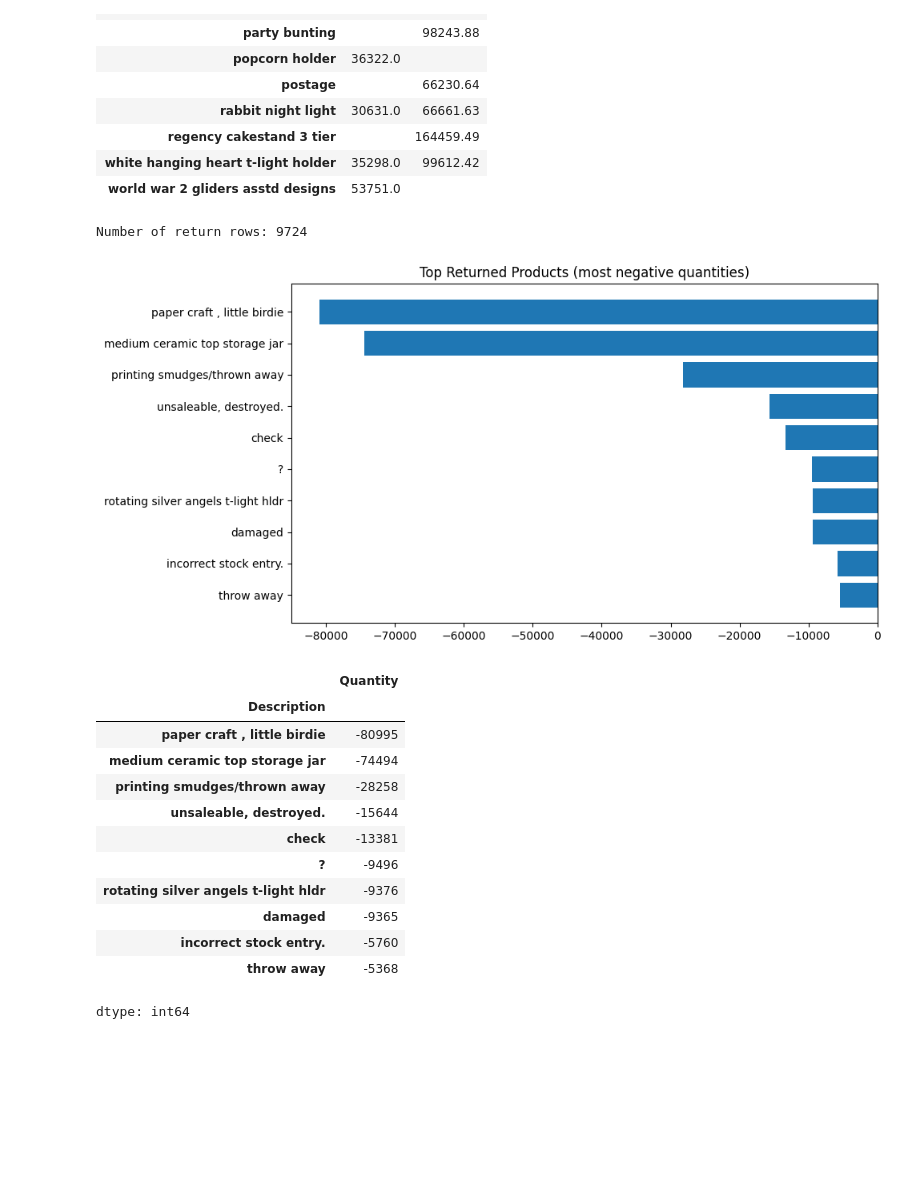
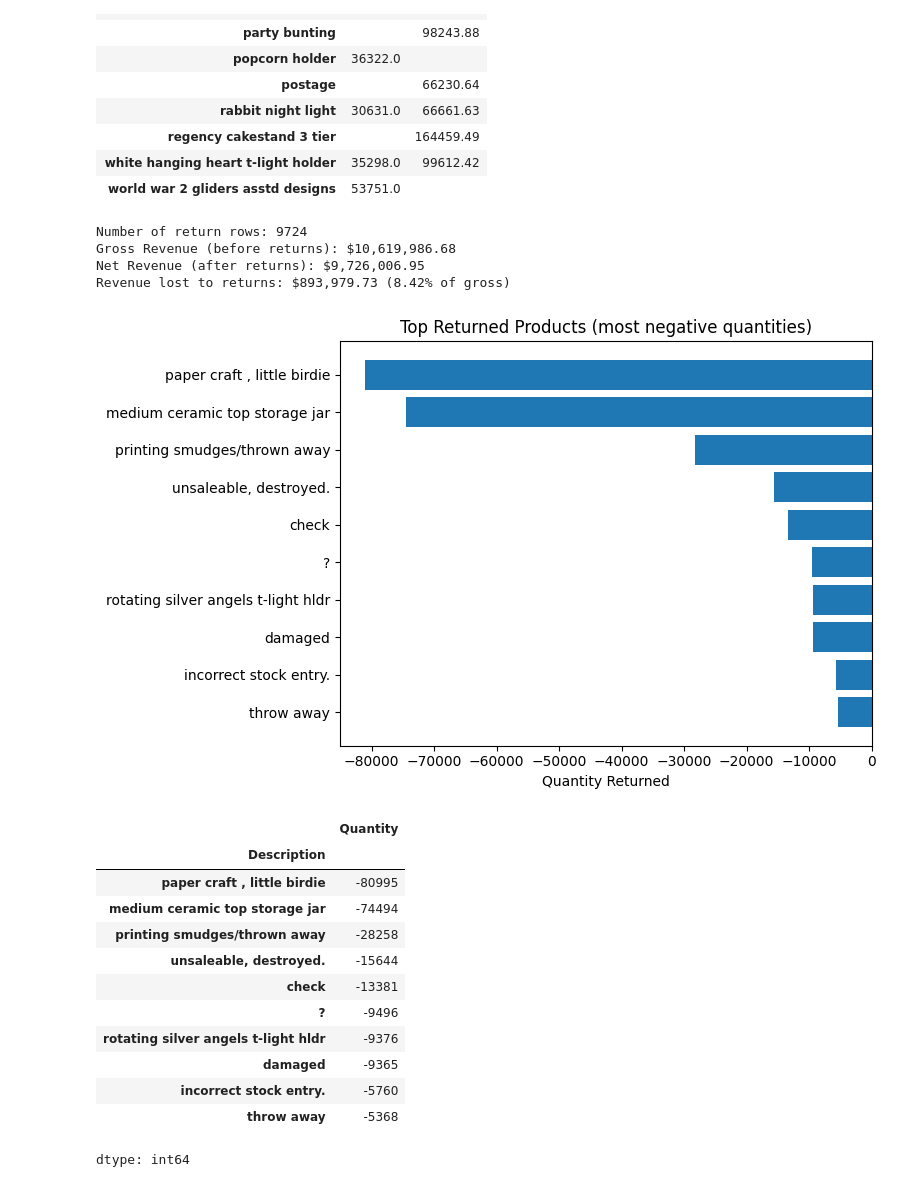
Before and after one commit to moodv/data-analytics-portfolio, a Jupyter notebook: Project2-online-retail/notebooks/EDA.ipynb, the cells around one changed output. Cells and saved outputs as stored; diff of their text form; code cells hidden in the pictures; blank space fills up the shorter version.

```diff
--- a/Project2-online-retail/notebooks/EDA.ipynb
+++ b/Project2-online-retail/notebooks/EDA.ipynb
@@ -351,22 +384,40 @@ display(pd.DataFrame({'top_qty': top_qty, 'top_rev': top_rev}).fillna(''))
 | white hanging heart t-light holder | 35298.0 | 99612.42 |
 | world war 2 gliders asstd designs | 53751.0 |  |
 # %%
-# Returns: negative quantity indicates cancellations/returns
+# Returns analysis
 returns = df[df['Quantity'] < 0]
 print("Number of return rows:", returns.shape[0])
+
+# Gross vs Net Revenue
+gross_revenue = df[df['Quantity'] > 0]['TotalPrice'].sum()
+net_revenue = df['TotalPrice'].sum()  # includes negatives
+returns_value = gross_revenue - net_revenue
+returns_pct = (returns_value / gross_revenue) * 100
+
+print(f"Gross Revenue (before returns): ${gross_revenue:,.2f}")
+print(f"Net Revenue (after returns): ${net_revenue:,.2f}")
+print(f"Revenue lost to returns: ${returns_value:,.2f} ({returns_pct:.2f}% of gross)")
+
+# Top returned products
 if returns.shape[0] > 0:
     returns_by_product = returns.groupby('Description')['Quantity'].sum().sort_values().head(10)
-    plt.figure()
+
+    plt.figure(figsize=(8,5))
     plt.barh(returns_by_product.index[::-1], returns_by_product.values[::-1])
     plt.title("Top Returned Products (most negative quantities)")
+    plt.xlabel("Quantity Returned")
     plt.tight_layout()
     plt.show()
+
     display(returns_by_product)
 else:
     print("No negative-quantity rows (returns) found.")
 # %% [output]
 Number of return rows: 9724
+Gross Revenue (before returns): $10,619,986.68
+Net Revenue (after returns): $9,726,006.95
+Revenue lost to returns: $893,979.73 (8.42% of gross)
-[figure, old version]
+[figure, new version]
 |  | Quantity |
 | Description |  |
 | paper craft , little birdie | -80995 |
```
Also changed, not shown: parts of 13 cells of this notebook.
